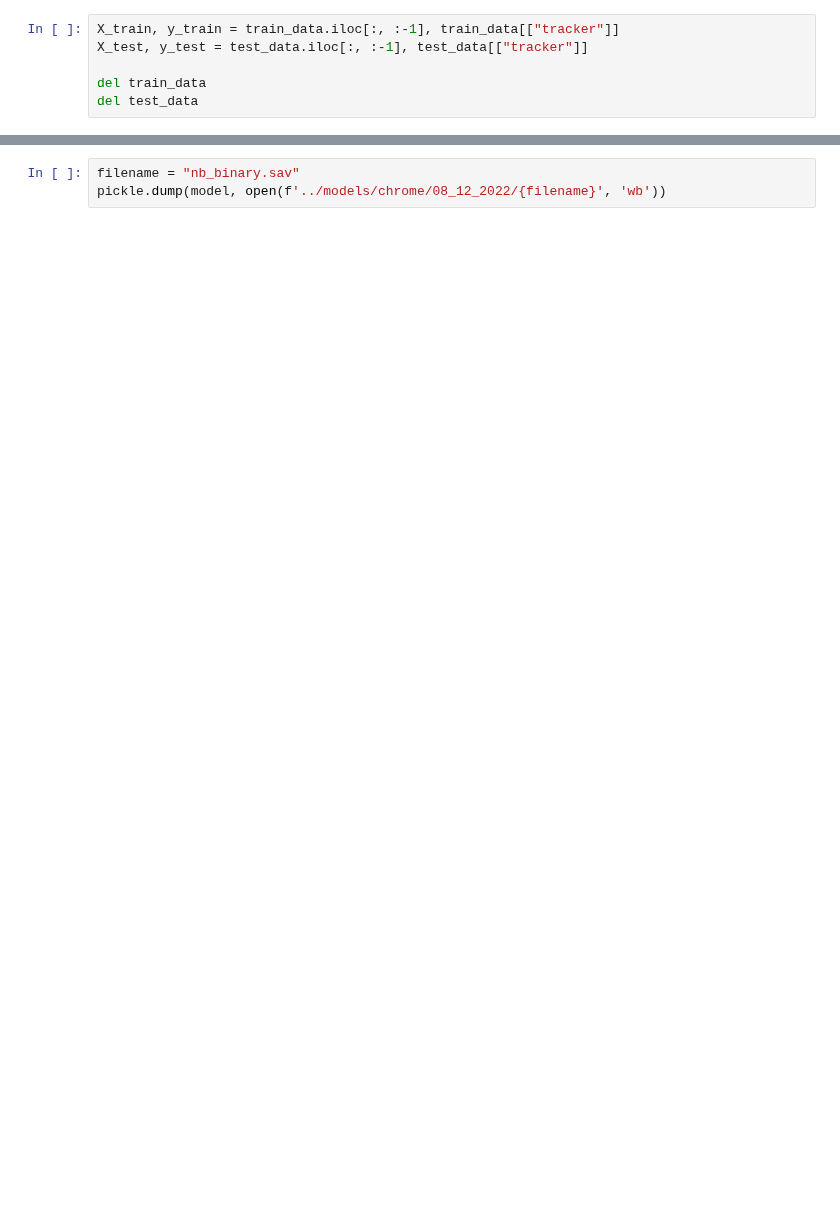
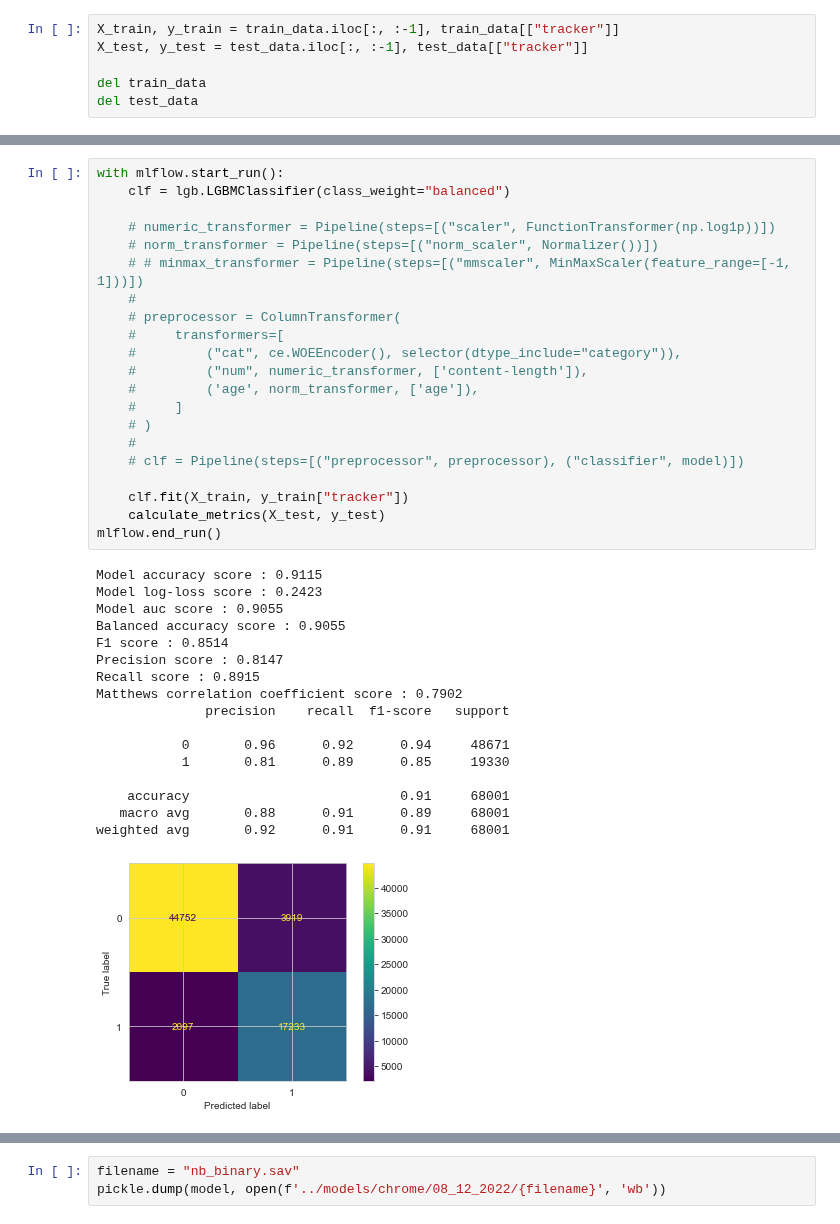
Before and after one commit to wolfrieder/http-response-classifier, a Jupyter notebook: notebooks/modeling_only_binary.ipynb, the cells around one changed output, grey strips where cells are left out. Saved outputs shown, nothing was run; the diff lists cells and outputs as text; blank space fills up the shorter version.

```diff
--- a/notebooks/modeling_only_binary.ipynb
+++ b/notebooks/modeling_only_binary.ipynb
@@ -201,0 +283,39 @@ weighted avg       0.83      0.83      0.83     68001
+# %%
+with mlflow.start_run():
+    clf = lgb.LGBMClassifier(class_weight="balanced")
+
+    # numeric_transformer = Pipeline(steps=[("scaler", FunctionTransformer(np.log1p))])
+    # norm_transformer = Pipeline(steps=[("norm_scaler", Normalizer())])
+    # # minmax_transformer = Pipeline(steps=[("mmscaler", MinMaxScaler(feature_range=[-1, 1]))])
+    #
+    # preprocessor = ColumnTransformer(
+    #     transformers=[
+    #         ("cat", ce.WOEEncoder(), selector(dtype_include="category")),
+    #         ("num", numeric_transformer, ['content-length']),
+    #         ('age', norm_transformer, ['age']),
+    #     ]
+    # )
+    #
+    # clf = Pipeline(steps=[("preprocessor", preprocessor), ("classifier", model)])
+
+    clf.fit(X_train, y_train["tracker"])
+    calculate_metrics(X_test, y_test)
+mlflow.end_run()
+# %% [output]
+Model accuracy score : 0.9115
+Model log-loss score : 0.2423
+Model auc score : 0.9055
+Balanced accuracy score : 0.9055
+F1 score : 0.8514
+Precision score : 0.8147
+Recall score : 0.8915
+Matthews correlation coefficient score : 0.7902
+              precision    recall  f1-score   support
+
+           0       0.96      0.92      0.94     48671
+           1       0.81      0.89      0.85     19330
+
+    accuracy                           0.91     68001
+   macro avg       0.88      0.91      0.89     68001
+weighted avg       0.92      0.91      0.91     68001
+[figure, added]
```
Also changed, not shown: parts of 25 cells of this notebook, 26 other files.
